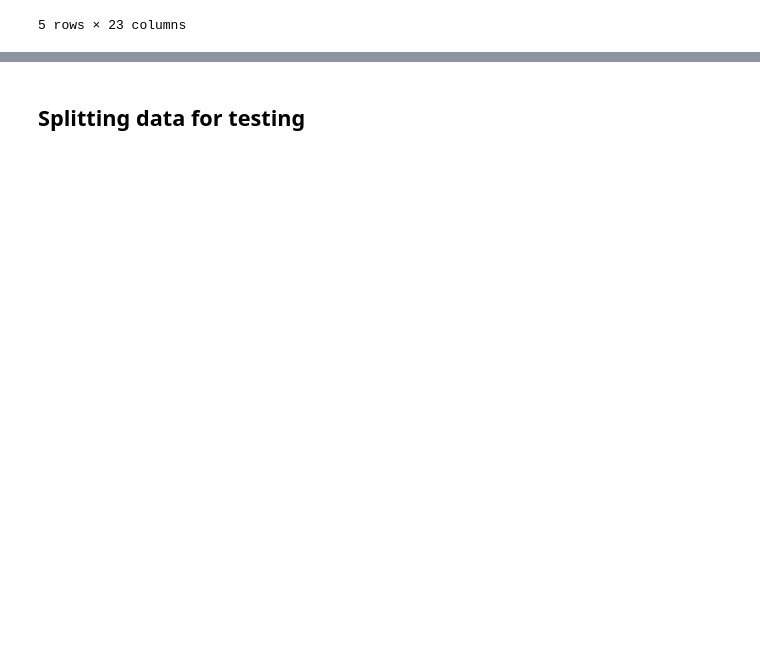
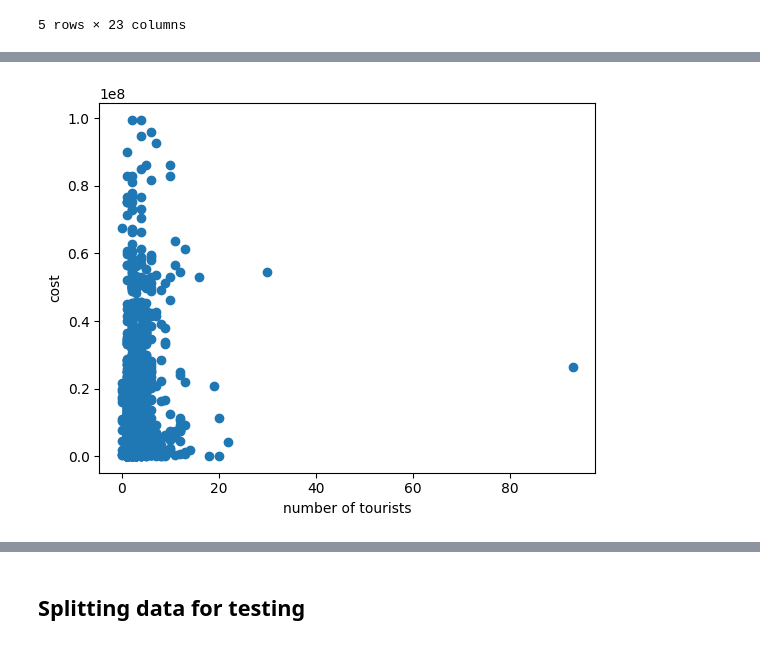
Before and after one commit to JohannDitt/ML-Project_Tanzania, a Jupyter notebook: EDA-and-modeling.ipynb, the cells around one changed output, grey strips where cells are left out. Cells and saved outputs as stored; diff of their text form; code cells hidden in the pictures; blank space fills up the shorter version.

```diff
--- a/EDA-and-modeling.ipynb
+++ b/EDA-and-modeling.ipynb
@@ -297,0 +347,7 @@ data.head()
+# %%
+plt.scatter(data.group_size, data.total_cost)
+plt.xlabel("number of tourists")
+plt.ylabel("cost")
+plt.show()
+# %% [output]
+[figure, added]
```
Also changed, not shown: parts of 27 cells of this notebook, 7 other files.
